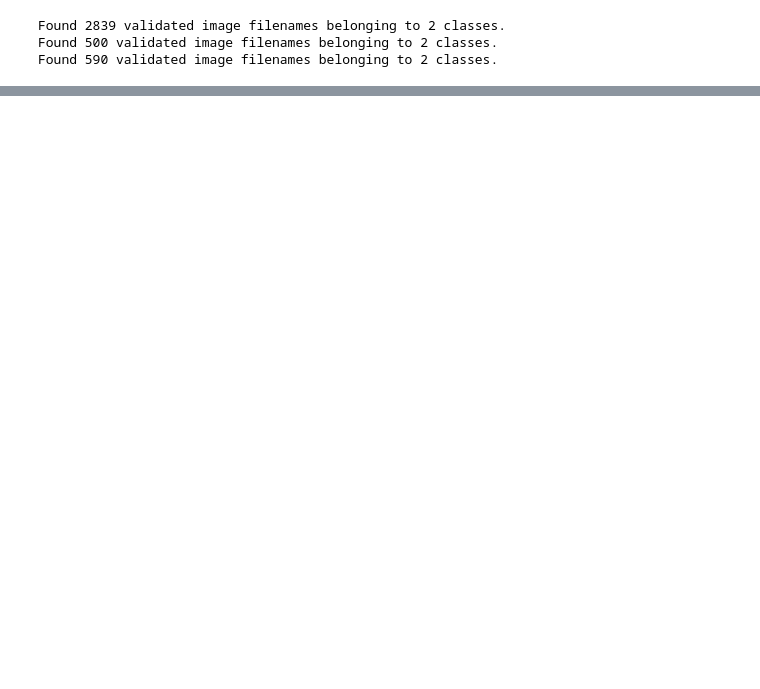
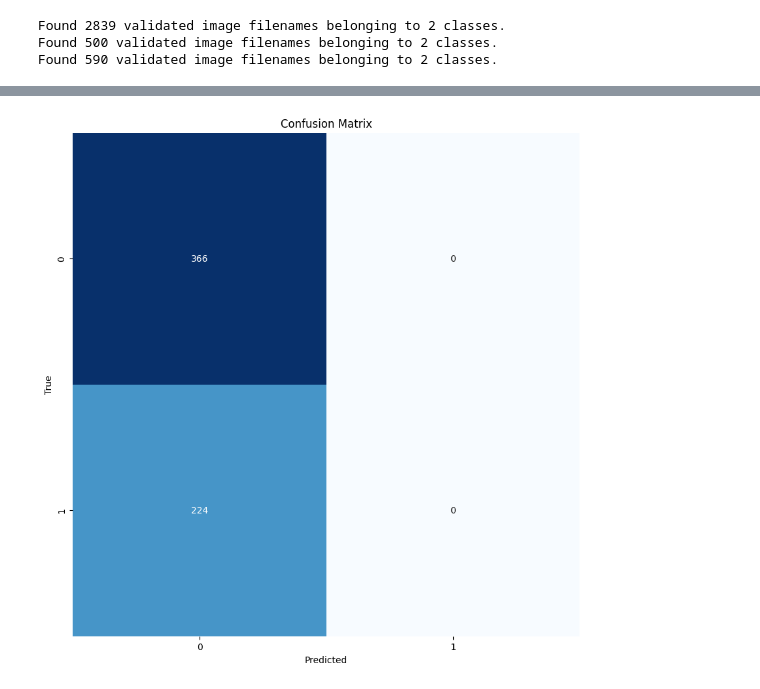
Before and after one commit to adronmarsh/IA, a Jupyter notebook: Programacion_de_Inteligencia_Artificial/UD4/Healthcare/Healthcare_AI_Datasets/healthcare.ipynb, the cells around one changed output, grey strips where cells are left out. Saved outputs shown, nothing was run; the diff lists cells and outputs as text; code cells hidden in the pictures; blank space fills up the shorter version.

```diff
--- a/Programacion_de_Inteligencia_Artificial/UD4/Healthcare/Healthcare_AI_Datasets/healthcare.ipynb
+++ b/Programacion_de_Inteligencia_Artificial/UD4/Healthcare/Healthcare_AI_Datasets/healthcare.ipynb
@@ -300,0 +321,2 @@ Downloading data from https://storage.googleapis.com/tensorflow/keras-applicatio
+# %%
+model.compile(optimizer='adam', loss='categorical_crossentropy', metrics=['accuracy'])
@@ -300,0 +325,2 @@ Downloading data from https://storage.googleapis.com/tensorflow/keras-applicatio
+# %%
+early_stopping = tf.keras.callbacks.EarlyStopping(monitor='val_loss', patience=2,mode='min')
@@ -300,0 +329,2 @@ Downloading data from https://storage.googleapis.com/tensorflow/keras-applicatio
+# %%
+checkpointer = ModelCheckpoint(filepath = "healthcare_weights.hdf5", verbose = 1, save_best_only=True)
@@ -300,0 +333,5 @@ Downloading data from https://storage.googleapis.com/tensorflow/keras-applicatio
+# %%
+history = model.fit(train_generator, steps_per_epoch= train_generator.n // 16,
+                    epochs = 1, validation_data= valid_generator,
+                    validation_steps= valid_generator.n // 16,
+                    callbacks=[checkpointer, early_stopping])
@@ -300,0 +450,19 @@ Downloading data from https://storage.googleapis.com/tensorflow/keras-applicatio
+# %%
+# Asumiendo que 'model' es tu modelo entrenado y 'test_generator' está preparado para la evaluación
+predicted_classes = model.predict(test_generator, verbose=1)
+y_pred = np.argmax(predicted_classes, axis=1)  # Convertir probabilidades a etiquetas de clase
+
+# Asegúrate de que y_true esté correctamente definido. Esto depende de cómo esté estructurado tu test_generator.
+# Si test_generator tiene las etiquetas verdaderas, extráelas de manera correspondiente. Aquí un enfoque genérico:
+y_true = test_generator.classes  # Ajusta esto basado en la estructura de tu test_generator
+
+# Calcular la matriz de confusión
+cm = confusion_matrix(y_true=y_true, y_pred=y_pred)
+
+plt.figure(figsize=(10, 10))
+sns.heatmap(cm, annot=True, fmt="d", cbar=False, cmap='Blues')
+plt.xlabel('Predicted')
+plt.ylabel('True')
+plt.title('Confusion Matrix')
+plt.show()
+# %% [output]
@@ -300,0 +470 @@ Downloading data from https://storage.googleapis.com/tensorflow/keras-applicatio
+[figure, added]
```
Also changed, not shown: parts of 45 cells of this notebook.
